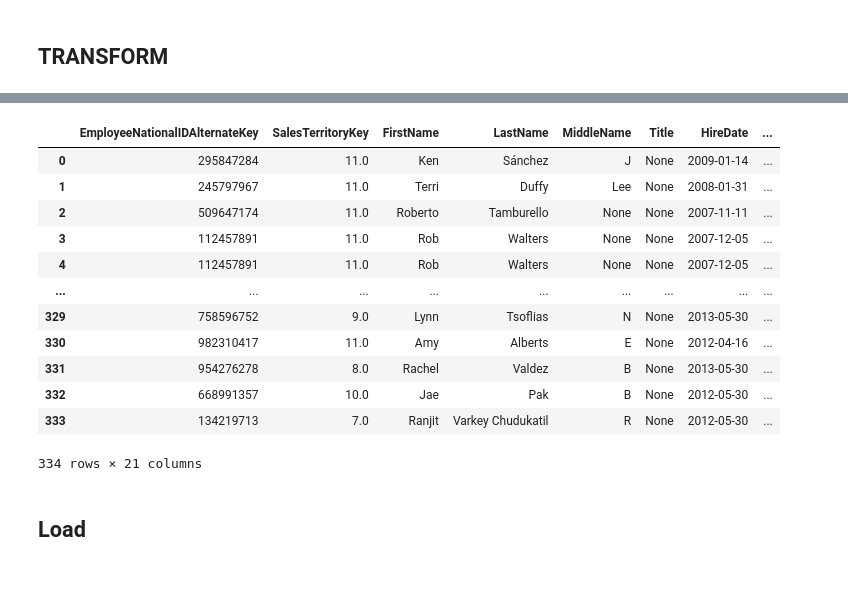
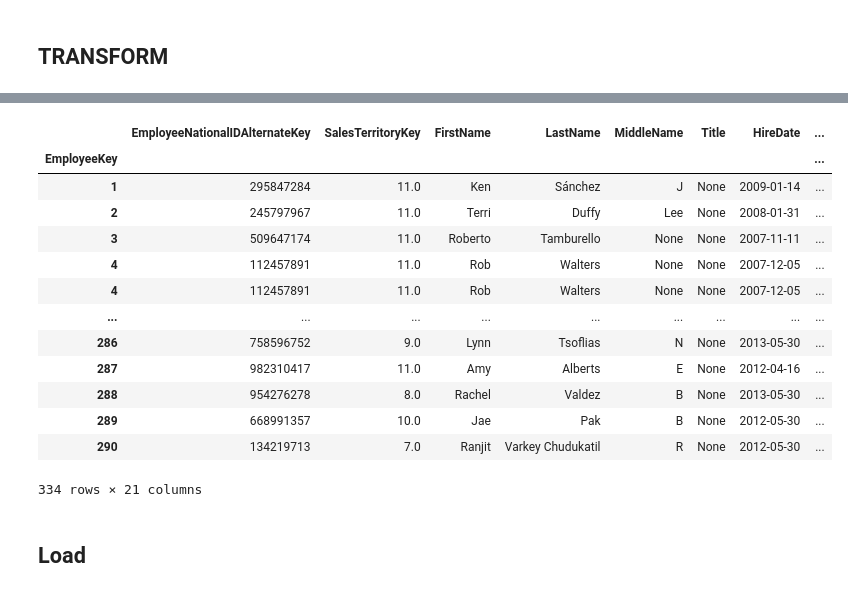
Before and after one commit to paulrojasg/data_science_part_4, a Jupyter notebook: DimEmployee.ipynb, the cells around one changed output, grey strips where cells are left out. Drawn from its saved outputs; the diff is of its cells as text; code cells hidden in the pictures.

```diff
--- a/DimEmployee.ipynb
+++ b/DimEmployee.ipynb
@@ -87,2 +24,30 @@ Index(['BusinessEntityID', 'NationalIDNumber', 'SalesTerritoryKey',
 # %% [markdown]
 ## TRANSFORM
+# %%
+# Merge de datos
+merged_df = employee_df.merge(person, left_on='BusinessEntityID', right_on='BusinessEntityID')
+merged_df = merged_df.merge(employee_pay_history, left_on='BusinessEntityID', right_on='BusinessEntityID')
+merged_df = merged_df.merge(employee_department_history, left_on='BusinessEntityID', right_on='BusinessEntityID')
+merged_df = merged_df.merge(person_phone, left_on='BusinessEntityID', right_on='BusinessEntityID')
+merged_df.drop(columns=['rowguid_x', 'rowguid_y', 'ModifiedDate_x', 'ModifiedDate_y'], inplace=True)
+merged_df = merged_df.merge(sales_person_territory, on='BusinessEntityID', how='left')
+
+# Create a set of unique BusinessEntityID in sales_person
+sales_person_ids = set(sales_person['BusinessEntityID'])
+
+# Create a new column in merged_df to check if the employee is a sales person
+merged_df['IsSalesPerson'] = merged_df['BusinessEntityID'].apply(lambda id: id in sales_person_ids)
+
+# Convert the boolean values to int (True to 1 and False to 0)
+merged_df['IsSalesPerson'] = merged_df['IsSalesPerson'].astype(int)
+#print(sales_person.columns)
+#print(merged_df.columns)
+#print(sales_person['TerritoryID'])
+
+# Seleccion de datos
+result = merged_df[['BusinessEntityID', 'NationalIDNumber', 'SalesTerritoryKey', 'FirstName', 'LastName', 'MiddleName', 'Title', 'HireDate', 'BirthDate', 'LoginID',
+                    'EmailPromotion', 'PhoneNumber', 'MaritalStatus', 'SalariedFlag', 'Gender', 'PayFrequency', 'Rate', 'VacationHours', 'SickLeaveHours', 'IsSalesPerson',
+                    'StartDate', 'EndDate']]
+
+print(result.columns)
+result
@@ -91,31 +76,34 @@ Index(['BusinessEntityID', 'NationalIDNumber', 'SalesTerritoryKey',
 result = result.copy()
 
 # Drop the column
-result.drop(columns=['BusinessEntityID'], inplace=True)
+#result.drop(columns=['BusinessEntityID'], inplace=True)
 
 # Fill NaN values
 result.loc[:, 'SalesTerritoryKey'] = result['SalesTerritoryKey'].fillna(11)
 
 # Rename columns
-result.rename(columns={'NationalIDNumber': 'EmployeeNationalIDAlternateKey',
-                       'EmailPromotion': 'EmailAddress',
-                       'PhoneNumber': 'Phone'}, inplace=True)
+result.rename(columns={'BusinessEntityID': 'EmployeeKey',
+                        'NationalIDNumber': 'EmployeeNationalIDAlternateKey',
+                        'EmailPromotion': 'EmailAddress',
+                        'PhoneNumber': 'Phone'}, inplace=True)
-# %%
-result
-# %% [output]
-|  | EmployeeNationalIDAlternateKey | SalesTerritoryKey | FirstName | LastName | MiddleName | Title | HireDate | ... |
-| 0 | 295847284 | 11.0 | Ken | Sánchez | J | None | 2009-01-14 | ... |
-| 1 | 245797967 | 11.0 | Terri | Duffy | Lee | None | 2008-01-31 | ... |
-| 2 | 509647174 | 11.0 | Roberto | Tamburello | None | None | 2007-11-11 | ... |
-| 3 | 112457891 | 11.0 | Rob | Walters | None | None | 2007-12-05 | ... |
-| 4 | 112457891 | 11.0 | Rob | Walters | None | None | 2007-12-05 | ... |
-| ... | ... | ... | ... | ... | ... | ... | ... | ... |
-| 329 | 758596752 | 9.0 | Lynn | Tsoflias | N | None | 2013-05-30 | ... |
-| 330 | 982310417 | 11.0 | Amy | Alberts | E | None | 2012-04-16 | ... |
-| 331 | 954276278 | 8.0 | Rachel | Valdez | B | None | 2013-05-30 | ... |
-| 332 | 668991357 | 10.0 | Jae | Pak | B | None | 2012-05-30 | ... |
-| 333 | 134219713 | 7.0 | Ranjit | Varkey Chudukatil | R | None | 2012-05-30 | ... |
-334 rows × 21 columns
+# %%
+result.set_index('EmployeeKey', inplace=True)
+result
+# %% [output]
+|  | EmployeeNationalIDAlternateKey | SalesTerritoryKey | FirstName | LastName | MiddleName | Title | HireDate | ... |
+| EmployeeKey |  |  |  |  |  |  |  | ... |
+| 1 | 295847284 | 11.0 | Ken | Sánchez | J | None | 2009-01-14 | ... |
+| 2 | 245797967 | 11.0 | Terri | Duffy | Lee | None | 2008-01-31 | ... |
+| 3 | 509647174 | 11.0 | Roberto | Tamburello | None | None | 2007-11-11 | ... |
+| 4 | 112457891 | 11.0 | Rob | Walters | None | None | 2007-12-05 | ... |
+| 4 | 112457891 | 11.0 | Rob | Walters | None | None | 2007-12-05 | ... |
+| ... | ... | ... | ... | ... | ... | ... | ... | ... |
+| 286 | 758596752 | 9.0 | Lynn | Tsoflias | N | None | 2013-05-30 | ... |
+| 287 | 982310417 | 11.0 | Amy | Alberts | E | None | 2012-04-16 | ... |
+| 288 | 954276278 | 8.0 | Rachel | Valdez | B | None | 2013-05-30 | ... |
+| 289 | 668991357 | 10.0 | Jae | Pak | B | None | 2012-05-30 | ... |
+| 290 | 134219713 | 7.0 | Ranjit | Varkey Chudukatil | R | None | 2012-05-30 | ... |
+334 rows × 21 columns
 # %% [markdown]
 ## Load
 # %%
```
Also changed, not shown: parts of 4 cells of this notebook, 1 other file.
